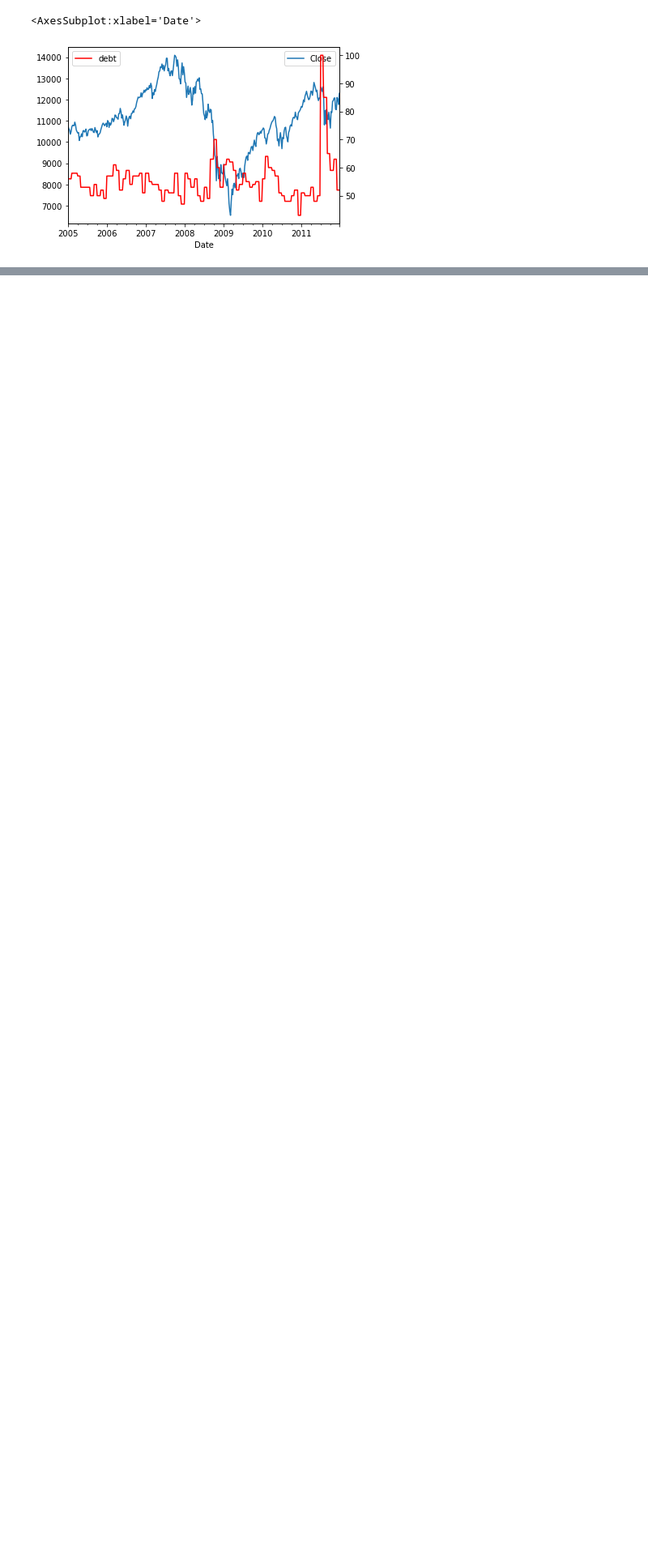
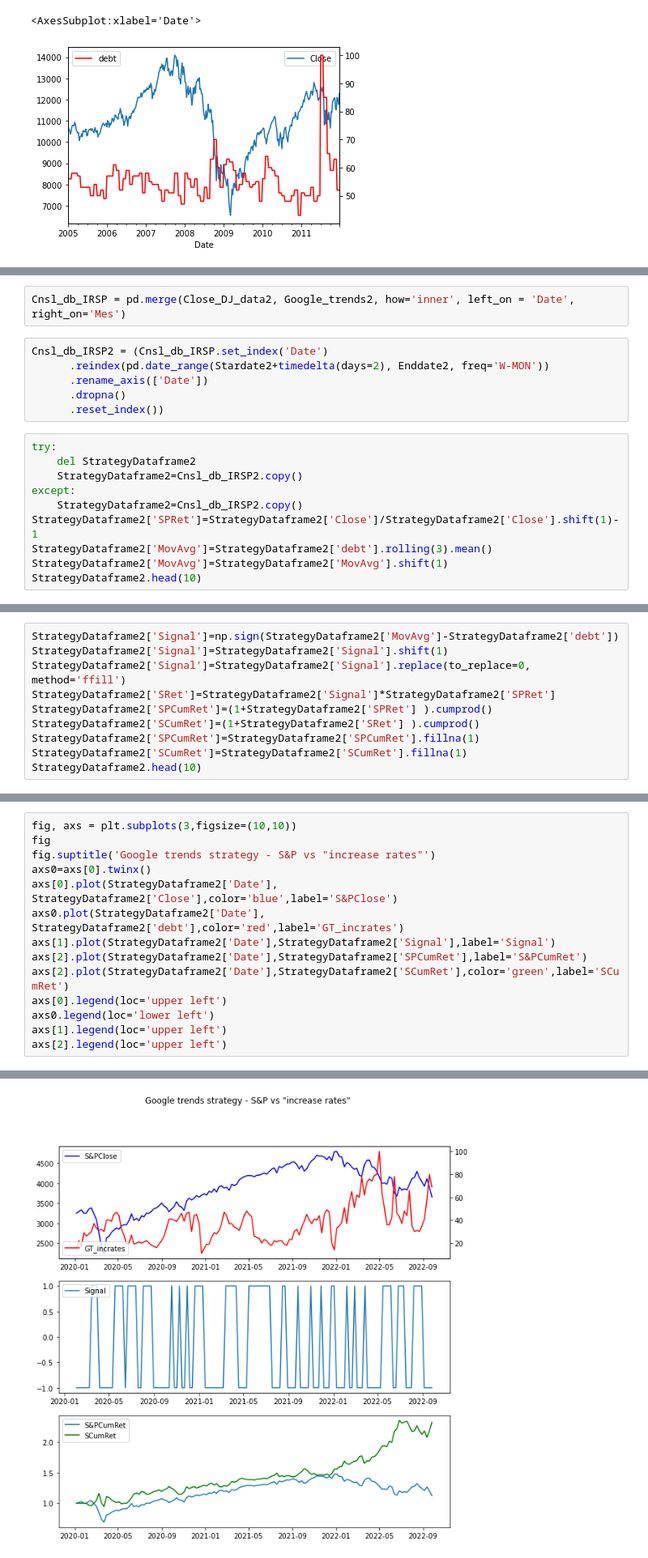
Before and after one commit to edwinriospzn/TradHW02, a Jupyter notebook: THomework2_V01.ipynb, the cells around one changed output, grey strips where cells are left out. Shown: that part at 81% size. Cells and saved outputs as stored; diff of their text form; blank space fills up the shorter version.

```diff
--- a/THomework2_V01.ipynb
+++ b/THomework2_V01.ipynb
@@ -220,0 +251,18 @@ StrategyDataframe.tail(10)
+# %%
+Cnsl_db_IRSP = pd.merge(Close_DJ_data2, Google_trends2, how='inner', left_on = 'Date', right_on='Mes')
+# %%
+Cnsl_db_IRSP2 = (Cnsl_db_IRSP.set_index('Date')
+      .reindex(pd.date_range(Stardate2+timedelta(days=2), Enddate2, freq='W-MON'))
+      .rename_axis(['Date'])
+      .dropna()
+      .reset_index())
+# %%
+try:
+    del StrategyDataframe2
+    StrategyDataframe2=Cnsl_db_IRSP2.copy()
+except:
+    StrategyDataframe2=Cnsl_db_IRSP2.copy()
+StrategyDataframe2['SPRet']=StrategyDataframe2['Close']/StrategyDataframe2['Close'].shift(1)-1
+StrategyDataframe2['MovAvg']=StrategyDataframe2['debt'].rolling(3).mean()
+StrategyDataframe2['MovAvg']=StrategyDataframe2['MovAvg'].shift(1)
+StrategyDataframe2.head(10)
@@ -220,0 +281,10 @@ StrategyDataframe.tail(10)
+# %%
+StrategyDataframe2['Signal']=np.sign(StrategyDataframe2['MovAvg']-StrategyDataframe2['debt'])
+StrategyDataframe2['Signal']=StrategyDataframe2['Signal'].shift(1)
+StrategyDataframe2['Signal']=StrategyDataframe2['Signal'].replace(to_replace=0, method='ffill')
+StrategyDataframe2['SRet']=StrategyDataframe2['Signal']*StrategyDataframe2['SPRet']
+StrategyDataframe2['SPCumRet']=(1+StrategyDataframe2['SPRet'] ).cumprod()
+StrategyDataframe2['SCumRet']=(1+StrategyDataframe2['SRet'] ).cumprod()
+StrategyDataframe2['SPCumRet']=StrategyDataframe2['SPCumRet'].fillna(1)
+StrategyDataframe2['SCumRet']=StrategyDataframe2['SCumRet'].fillna(1)
+StrategyDataframe2.head(10)
@@ -220,0 +303,15 @@ StrategyDataframe.tail(10)
+# %%
+fig, axs = plt.subplots(3,figsize=(10,10))
+fig
+fig.suptitle('Google trends strategy - S&P vs "increase rates"')
+axs0=axs[0].twinx()
+axs[0].plot(StrategyDataframe2['Date'], StrategyDataframe2['Close'],color='blue',label='S&PClose')
+axs0.plot(StrategyDataframe2['Date'], StrategyDataframe2['debt'],color='red',label='GT_incrates')
+axs[1].plot(StrategyDataframe2['Date'],StrategyDataframe2['Signal'],label='Signal')
+axs[2].plot(StrategyDataframe2['Date'],StrategyDataframe2['SPCumRet'],label='S&PCumRet')
+axs[2].plot(StrategyDataframe2['Date'],StrategyDataframe2['SCumRet'],color='green',label='SCumRet')
+axs[0].legend(loc='upper left')
+axs0.legend(loc='lower left')
+axs[1].legend(loc='upper left')
+axs[2].legend(loc='upper left')
+# %% [output]
@@ -220,0 +319 @@ StrategyDataframe.tail(10)
+[figure, added]
```
Also changed, not shown: parts of 14 cells of this notebook, 2 other files.
